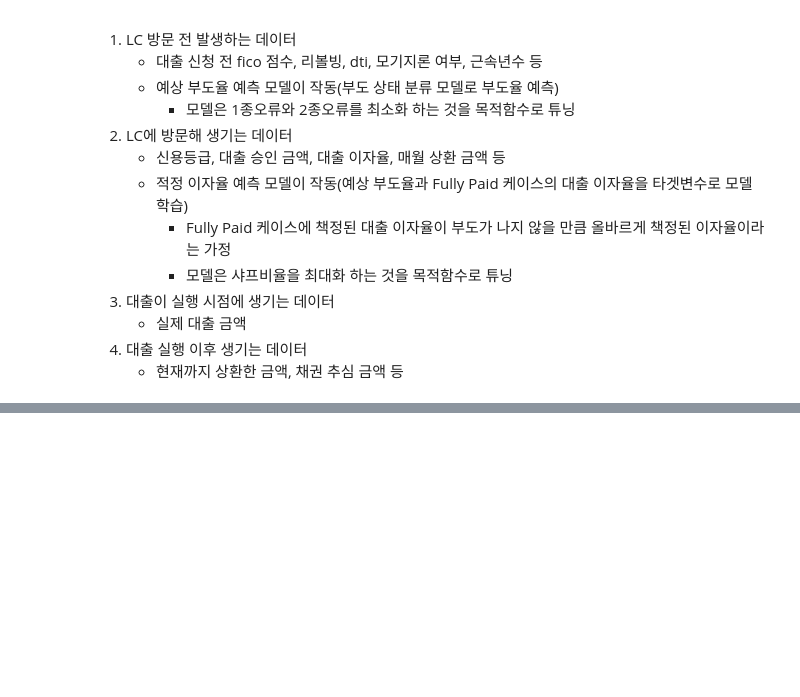
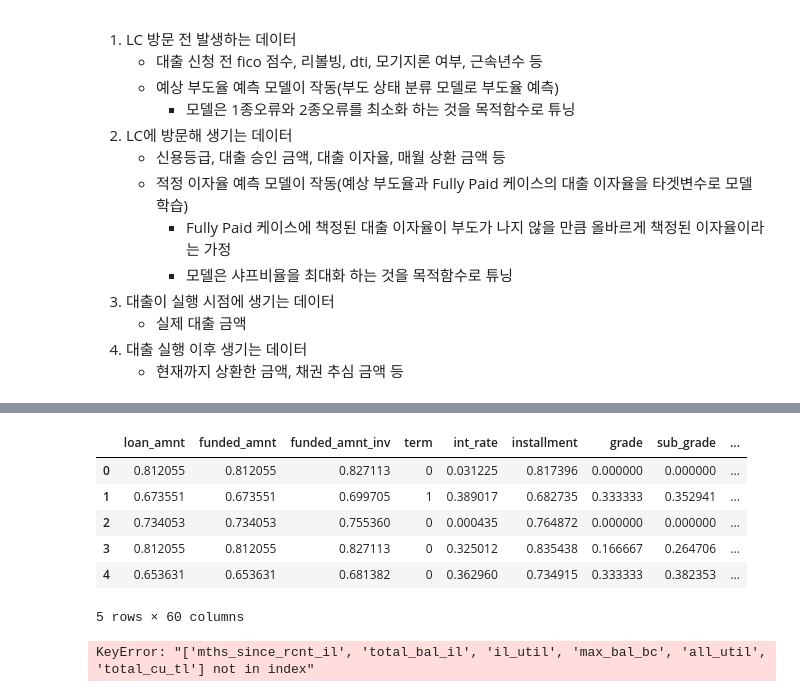
Before and after one commit to SNU-fintech-team-4/LendSure, a Jupyter notebook: final/Data_cleansing.ipynb, the cells around one changed output, grey strips where cells are left out. Saved outputs shown, nothing was run; the diff lists cells and outputs as text; code cells hidden in the pictures; blank space fills up the shorter version.

```diff
--- a/final/Data_cleansing.ipynb
+++ b/final/Data_cleansing.ipynb
@@ -67,0 +267,11 @@ KeyError: "['home_ownership', 'verification_status'] not in index"
+# %%
+df = pd.read_csv("./data/test_trd_timeline_scaled.csv", low_memory=False)
+df.head()
+# %% [output]
+|  | loan_amnt | funded_amnt | funded_amnt_inv | term | int_rate | installment | grade | sub_grade | ... |
+| 0 | 0.812055 | 0.812055 | 0.827113 | 0 | 0.031225 | 0.817396 | 0.000000 | 0.000000 | ... |
+| 1 | 0.673551 | 0.673551 | 0.699705 | 1 | 0.389017 | 0.682735 | 0.333333 | 0.352941 | ... |
+| 2 | 0.734053 | 0.734053 | 0.755360 | 0 | 0.000435 | 0.764872 | 0.000000 | 0.000000 | ... |
+| 3 | 0.812055 | 0.812055 | 0.827113 | 0 | 0.325012 | 0.835438 | 0.166667 | 0.264706 | ... |
+| 4 | 0.653631 | 0.653631 | 0.681382 | 0 | 0.362960 | 0.734915 | 0.333333 | 0.382353 | ... |
+5 rows × 60 columns
@@ -67,0 +291,9 @@ KeyError: "['home_ownership', 'verification_status'] not in index"
+# %%
+df = df[features]
+
+df.info()
+# 현재 칼럼 수 : 54개
+print("현재 행 개수:", df.shape[0])
+# 현재 행 수 : 1755294개
+# %% [output]
+KeyError: "['mths_since_rcnt_il', 'total_bal_il', 'il_util', 'max_bal_bc', 'all_util', 'total_cu_tl'] not in index"
```
Also changed, not shown: parts of 37 cells of this notebook, 27 other files.
